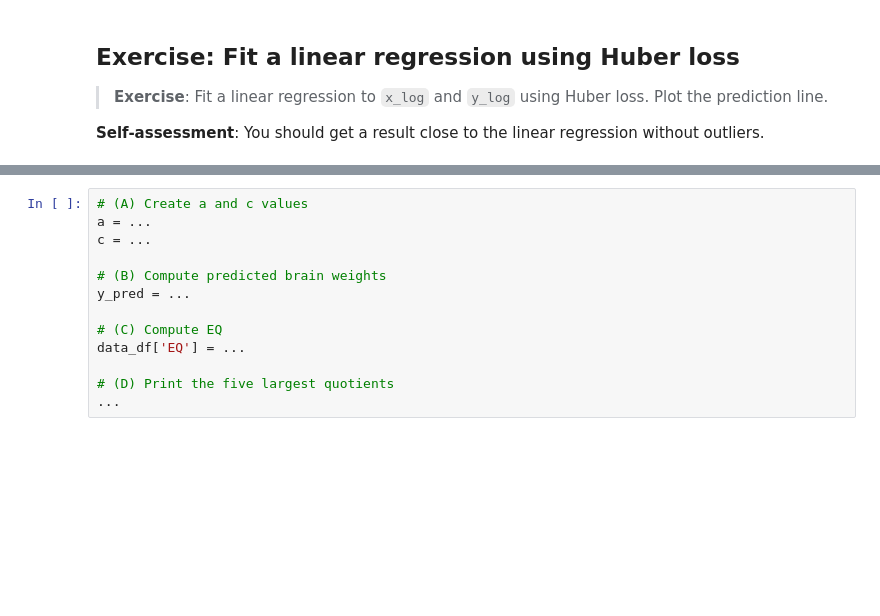
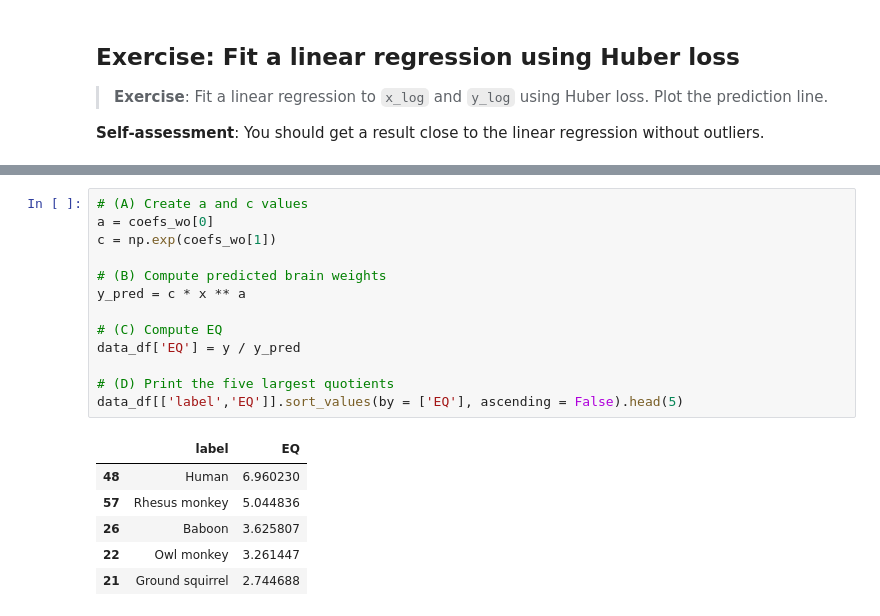
Before and after one commit to LyesOUDINACHE/EPFL-Course, a Jupyter notebook: 3-2-4 - Exercise - Body brain weights outliers.ipynb, the cells around one changed output, grey strips where cells are left out. Drawn from its saved outputs; the diff is of its cells as text; blank space fills up the shorter version.

```diff
--- a/3-2-4 - Exercise - Body brain weights outliers.ipynb
+++ b/3-2-4 - Exercise - Body brain weights outliers.ipynb
@@ -65,14 +116,21 @@ $$
 **Self-assessment**: You should see humans and monkeys in the first places - humans with an EQ around 7.
 # %%
 # (A) Create a and c values
-a = ...
-c = ...
+a = coefs_wo[0]
+c = np.exp(coefs_wo[1])
 
 # (B) Compute predicted brain weights
-y_pred = ...
+y_pred = c * x ** a
 
 # (C) Compute EQ
-data_df['EQ'] = ...
+data_df['EQ'] = y / y_pred
 
 # (D) Print the five largest quotients
-...
+data_df[['label','EQ']].sort_values(by = ['EQ'], ascending = False).head(5)
+# %% [output]
+|  | label | EQ |
+| 48 | Human | 6.960230 |
+| 57 | Rhesus monkey | 5.044836 |
+| 26 | Baboon | 3.625807 |
+| 22 | Owl monkey | 3.261447 |
+| 21 | Ground squirrel | 2.744688 |
```
Also changed, not shown: parts of 9 cells of this notebook, 1 other file.
